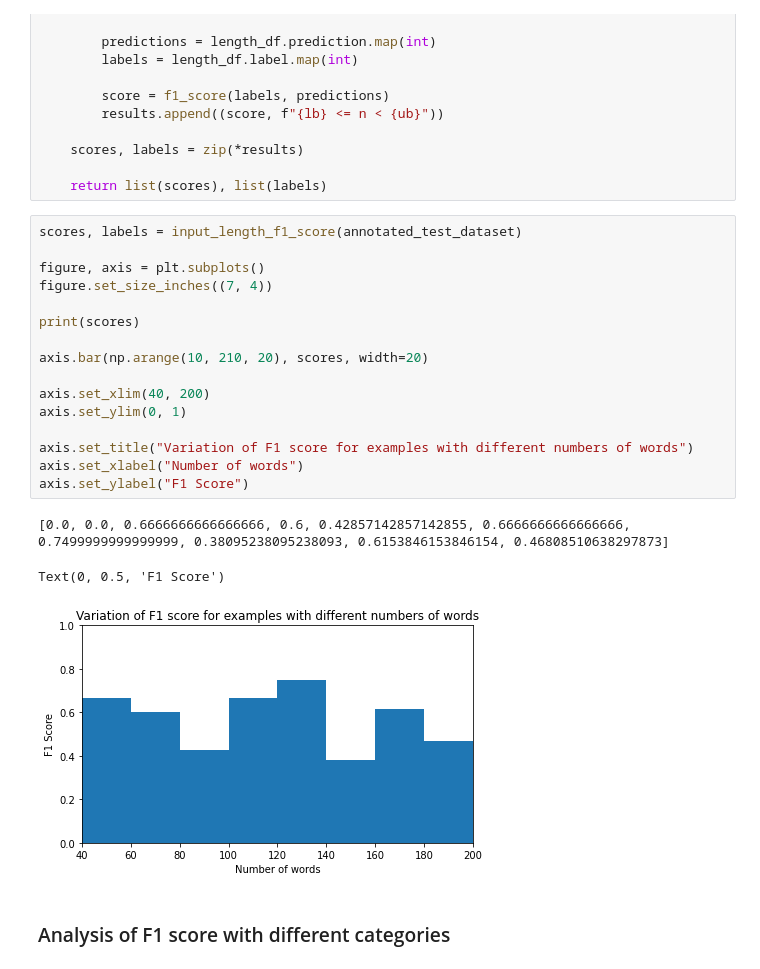
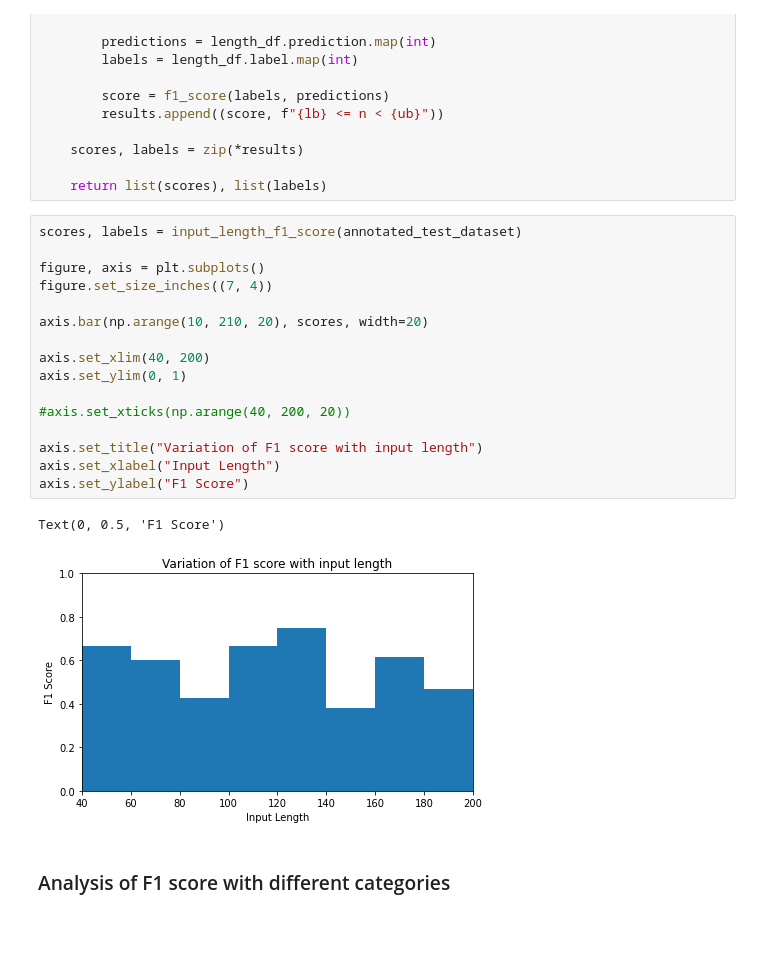
Before and after one commit to Loumstar/Improving-RoBERTa, a Jupyter notebook: data_presentation.ipynb, the cells around one changed output. Cells and saved outputs as stored; diff of their text form; blank space fills up the shorter version.

```diff
--- a/data_presentation.ipynb
+++ b/data_presentation.ipynb
@@ -111,23 +153,22 @@ def input_length_f1_score(df):
 # %%
 scores, labels = input_length_f1_score(annotated_test_dataset)
 
 figure, axis = plt.subplots()
 figure.set_size_inches((7, 4))
 
-print(scores)
-
 axis.bar(np.arange(10, 210, 20), scores, width=20)
 
 axis.set_xlim(40, 200)
 axis.set_ylim(0, 1)
 
-axis.set_title("Variation of F1 score for examples with different numbers of words")
-axis.set_xlabel("Number of words")
+#axis.set_xticks(np.arange(40, 200, 20))
+
+axis.set_title("Variation of F1 score with input length")
+axis.set_xlabel("Input Length")
 axis.set_ylabel("F1 Score")
 # %% [output]
-[0.0, 0.0, 0.6666666666666666, 0.6, 0.42857142857142855, 0.6666666666666666, 0.7499999999999999, 0.38095238095238093, 0.6153846153846154, 0.46808510638297873]
+Text(0, 0.5, 'F1 Score')
-Text(0, 0.5, 'F1 Score')
-[figure, old version]
+[figure, new version]
 # %% [markdown]
 ### Analysis of F1 score with different categories
 # %%
```
Also changed, not shown: parts of 3 cells of this notebook, 12 other files.
